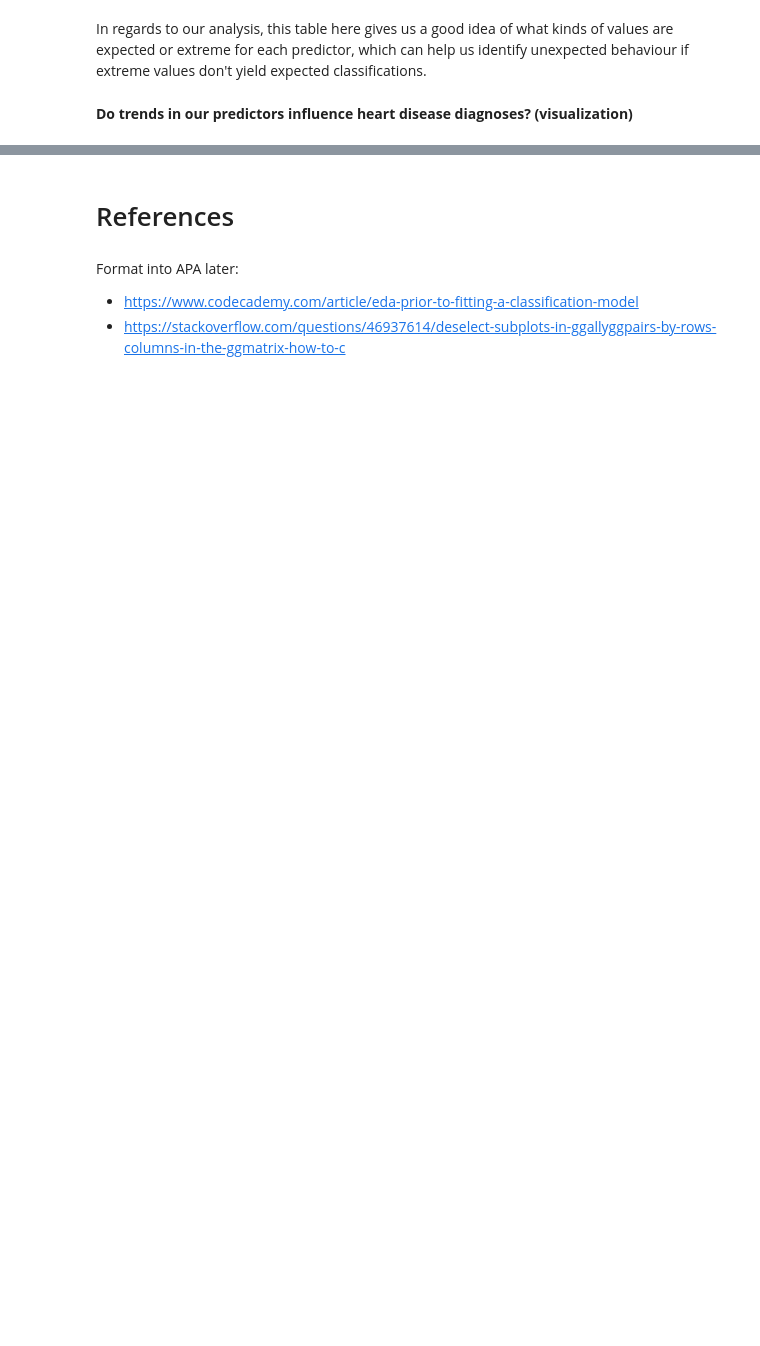
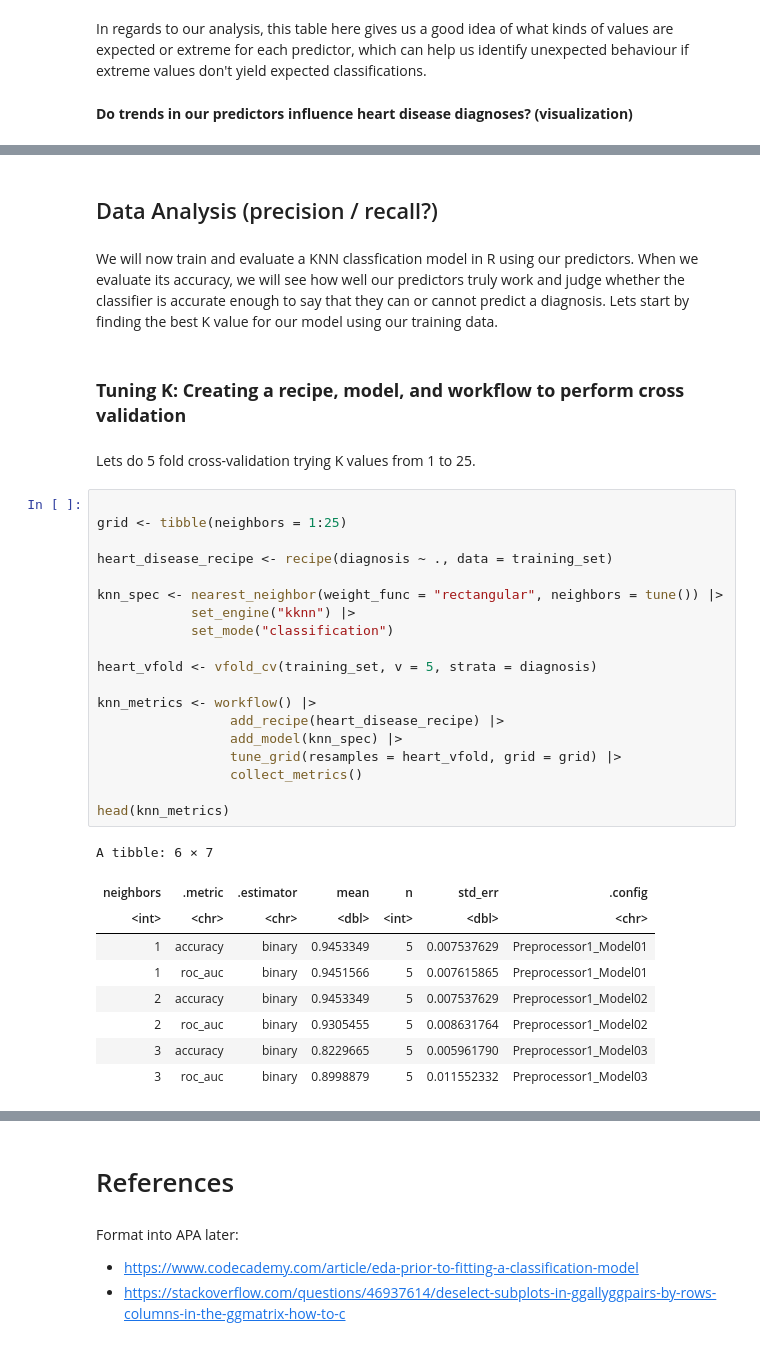
Before and after one commit to dislasriv/Heart-Disease-Data-Analysis, a Jupyter notebook: ProjectReport.ipynb, the cells around one changed output, grey strips where cells are left out. Drawn from its saved outputs; the diff is of its cells as text; blank space fills up the shorter version.

```diff
--- a/ProjectReport.ipynb
+++ b/ProjectReport.ipynb
@@ -124,2 +145,39 @@ Beyind that, in the plot between maximum heart rate and age we see a weak negati
 
 From the two observations we have made above, we can begin to establish patterns of expected behaviour in our classifier. That being that older individuals will likely be classified as not having heart disease, and that older people with lower heart rates may be too.
+# %% [markdown]
+## Data Analysis (precision / recall?)
+# %% [markdown]
+We will now train and evaluate a KNN classfication model in R using our predictors. When we evaluate its accuracy, we will see how well our predictors truly work and judge whether the classifier is accurate enough to say that they can or cannot predict a diagnosis. Lets start by finding the best K value for our model using our training data.
+# %% [markdown]
+### **Tuning K: Creating a recipe, model, and workflow to perform cross validation**
+# %% [markdown]
+Lets do 5 fold cross-validation trying K values from 1 to 25.
+# %%
+
+grid <- tibble(neighbors = 1:25)
+
+heart_disease_recipe <- recipe(diagnosis ~ ., data = training_set)
+
+knn_spec <- nearest_neighbor(weight_func = "rectangular", neighbors = tune()) |>
+            set_engine("kknn") |>
+            set_mode("classification")
+
+heart_vfold <- vfold_cv(training_set, v = 5, strata = diagnosis)
+
+knn_metrics <- workflow() |>
+                 add_recipe(heart_disease_recipe) |>
+                 add_model(knn_spec) |>
+                 tune_grid(resamples = heart_vfold, grid = grid) |>
+                 collect_metrics()
+
+head(knn_metrics)
+# %% [output]
+A tibble: 6 × 7
+| neighbors | .metric | .estimator | mean | n | std_err | .config |
+| <int> | <chr> | <chr> | <dbl> | <int> | <dbl> | <chr> |
+| 1 | accuracy | binary | 0.9453349 | 5 | 0.007537629 | Preprocessor1_Model01 |
+| 1 | roc_auc | binary | 0.9451566 | 5 | 0.007615865 | Preprocessor1_Model01 |
+| 2 | accuracy | binary | 0.9453349 | 5 | 0.007537629 | Preprocessor1_Model02 |
+| 2 | roc_auc | binary | 0.9305455 | 5 | 0.008631764 | Preprocessor1_Model02 |
+| 3 | accuracy | binary | 0.8229665 | 5 | 0.005961790 | Preprocessor1_Model03 |
+| 3 | roc_auc | binary | 0.8998879 | 5 | 0.011552332 | Preprocessor1_Model03 |
```
Also changed, not shown: parts of 27 cells of this notebook.
